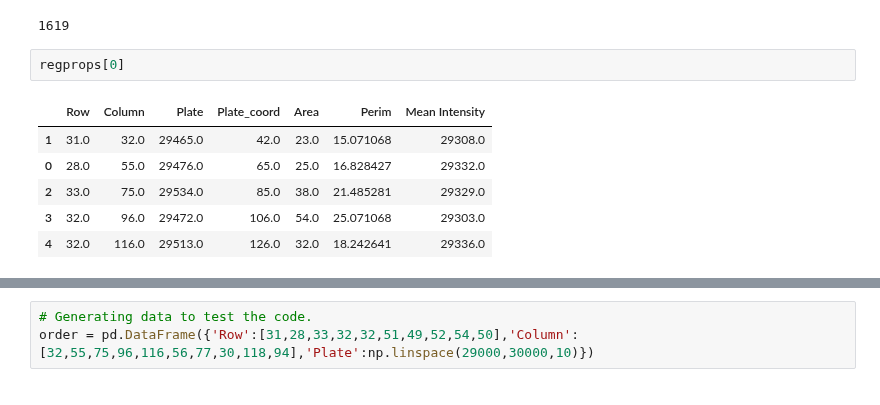
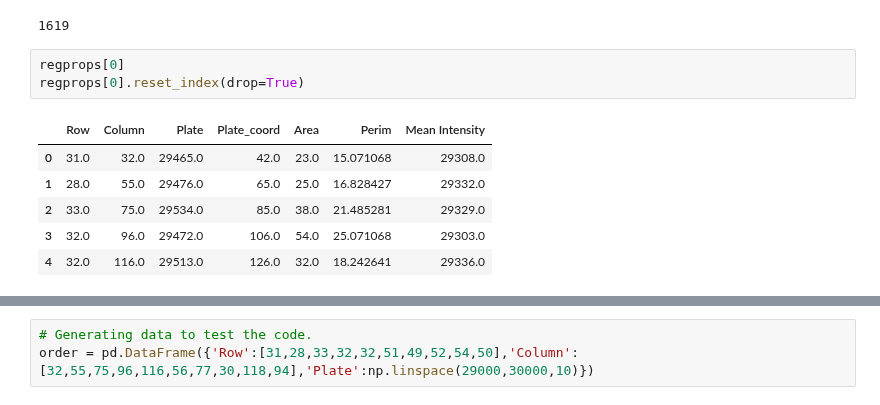
Before and after one commit to jrodguez/musical-robot, a Jupyter notebook: scripts/verify_order.ipynb, the cells around one changed output, grey strips where cells are left out. Cells and saved outputs as stored; diff of their text form.

```diff
--- a/scripts/verify_order.ipynb
+++ b/scripts/verify_order.ipynb
@@ -36,12 +38,13 @@ regprops = ed.regprop(labeled_samples,flip_frames,5,1,5)
 len(regprops)
 # %% [output]
 1619
-# %%
-regprops[0]
-# %% [output]
-|  | Row | Column | Plate | Plate_coord | Area | Perim | Mean Intensity |
-| 1 | 31.0 | 32.0 | 29465.0 | 42.0 | 23.0 | 15.071068 | 29308.0 |
-| 0 | 28.0 | 55.0 | 29476.0 | 65.0 | 25.0 | 16.828427 | 29332.0 |
-| 2 | 33.0 | 75.0 | 29534.0 | 85.0 | 38.0 | 21.485281 | 29329.0 |
-| 3 | 32.0 | 96.0 | 29472.0 | 106.0 | 54.0 | 25.071068 | 29303.0 |
-| 4 | 32.0 | 116.0 | 29513.0 | 126.0 | 32.0 | 18.242641 | 29336.0 |
+# %%
+regprops[0]
+regprops[0].reset_index(drop=True)
+# %% [output]
+|  | Row | Column | Plate | Plate_coord | Area | Perim | Mean Intensity |
+| 0 | 31.0 | 32.0 | 29465.0 | 42.0 | 23.0 | 15.071068 | 29308.0 |
+| 1 | 28.0 | 55.0 | 29476.0 | 65.0 | 25.0 | 16.828427 | 29332.0 |
+| 2 | 33.0 | 75.0 | 29534.0 | 85.0 | 38.0 | 21.485281 | 29329.0 |
+| 3 | 32.0 | 96.0 | 29472.0 | 106.0 | 54.0 | 25.071068 | 29303.0 |
+| 4 | 32.0 | 116.0 | 29513.0 | 126.0 | 32.0 | 18.242641 | 29336.0 |
```
Also changed, not shown: parts of 2 cells of this notebook, 3 other files.
